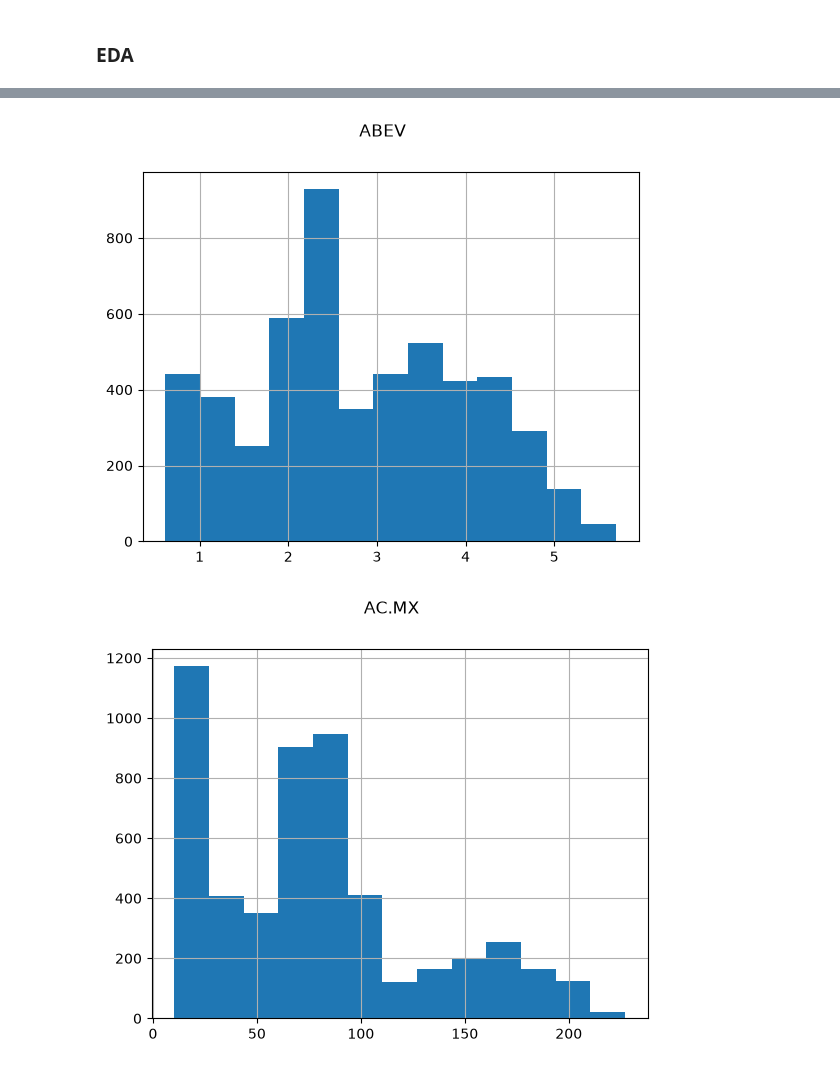
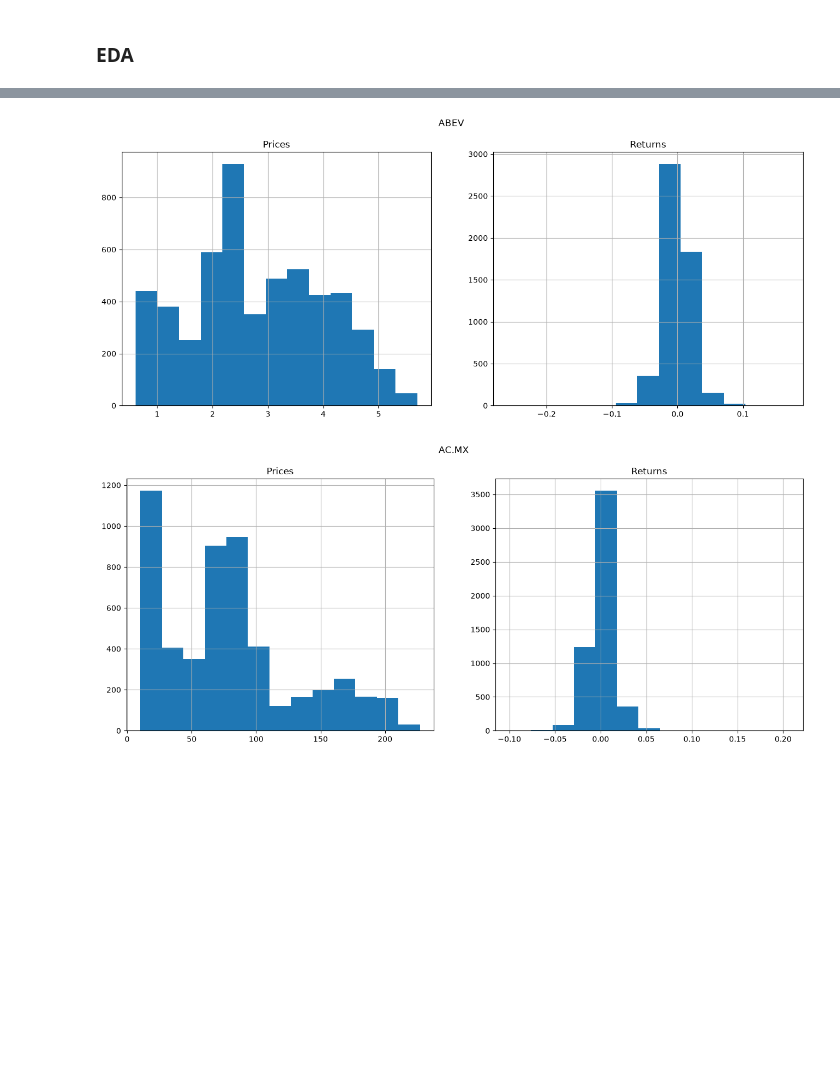
Before and after one commit to jp21bp/DS_Proyectos, a Jupyter notebook: 2_OptimizacionPortafolio/eda.ipynb, the cells around one changed output, grey strips where cells are left out. Drawn from its saved outputs; the diff is of its cells as text; code cells hidden in the pictures; blank space fills up the shorter version.

```diff
--- a/2_OptimizacionPortafolio/eda.ipynb
+++ b/2_OptimizacionPortafolio/eda.ipynb
@@ -5,10 +5,10 @@
 import pandas as pd
 import numpy as np
 import matplotlib.pyplot as plt
+from matplotlib.colors import BoundaryNorm
 import seaborn as sns
 import os
 from sklearn.cluster import KMeans
-from sklearn.metrics import pairwise_distances
 
 #### Data path
 data_path = os.path.join(
@@ -16,12 +16,20 @@ data_path = os.path.join(
     'clean_splac.csv'
 )
 
-#### Reading data
-##### Reading data
-df = pd.read_csv(
+#### Reading data - prices
+df_prices = pd.read_csv(
     data_path,
     parse_dates=['Date'],
     index_col='Date'
 )
+stocks = df_prices.columns
+
+#### Creating return data
+# df_returns = df_prices.pct_change()
+df_returns = np.log(df_prices/df_prices.shift(1)).dropna()
+
+### Visual hyerparameters
+WIDTH = 8
+HEIGHT = 6
 # %%
 #### Overview summary
@@ -49,12 +86,17 @@ df_stats.loc[['current','mean','std']].T.sort_values(by='current', ascending=Fal
 # %%
 #### Histograms
-num_bins = int(1 + (np.log(df.shape[0])/np.log(2)))
-    #Sturges law
-for i, col in enumerate(df.columns):
-    df[col].hist(bins=num_bins)
-    plt.suptitle(col)
+num_bins = int(1 + (np.log(df_prices.shape[0])/np.log(2)))  #Sturges law
+num_cols = 2
+num_rows = 1
+for i, col in enumerate(df_prices.columns):
+    fig, axs = plt.subplots(ncols=num_cols, nrows=num_rows, figsize=(WIDTH * num_cols, HEIGHT * num_rows))
+    df_prices[col].hist(ax = axs[0], bins=num_bins)
+    axs[0].set_title('Prices')
+    df_returns[col].hist(ax = axs[1], bins = num_bins)
+    axs[1].set_title('Returns')
+    fig.suptitle(f'{col}')
     plt.show()
     if i == 2: break
 # %% [output]
-[figure, old version]
+[figure, new version]
-[figure, old version]
+[figure, new version]
```
Also changed, not shown: parts of 9 cells of this notebook, 6 other files.
